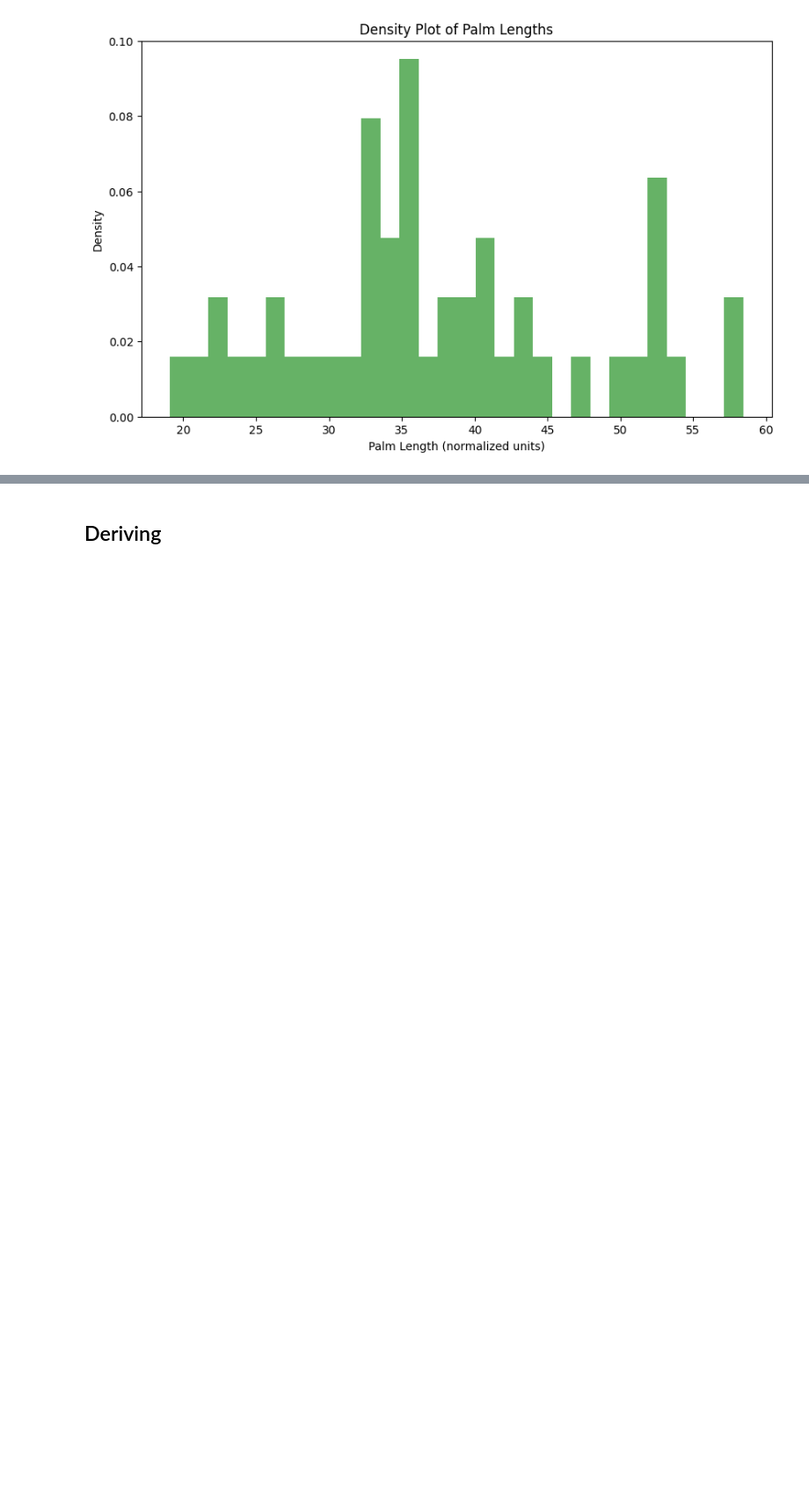
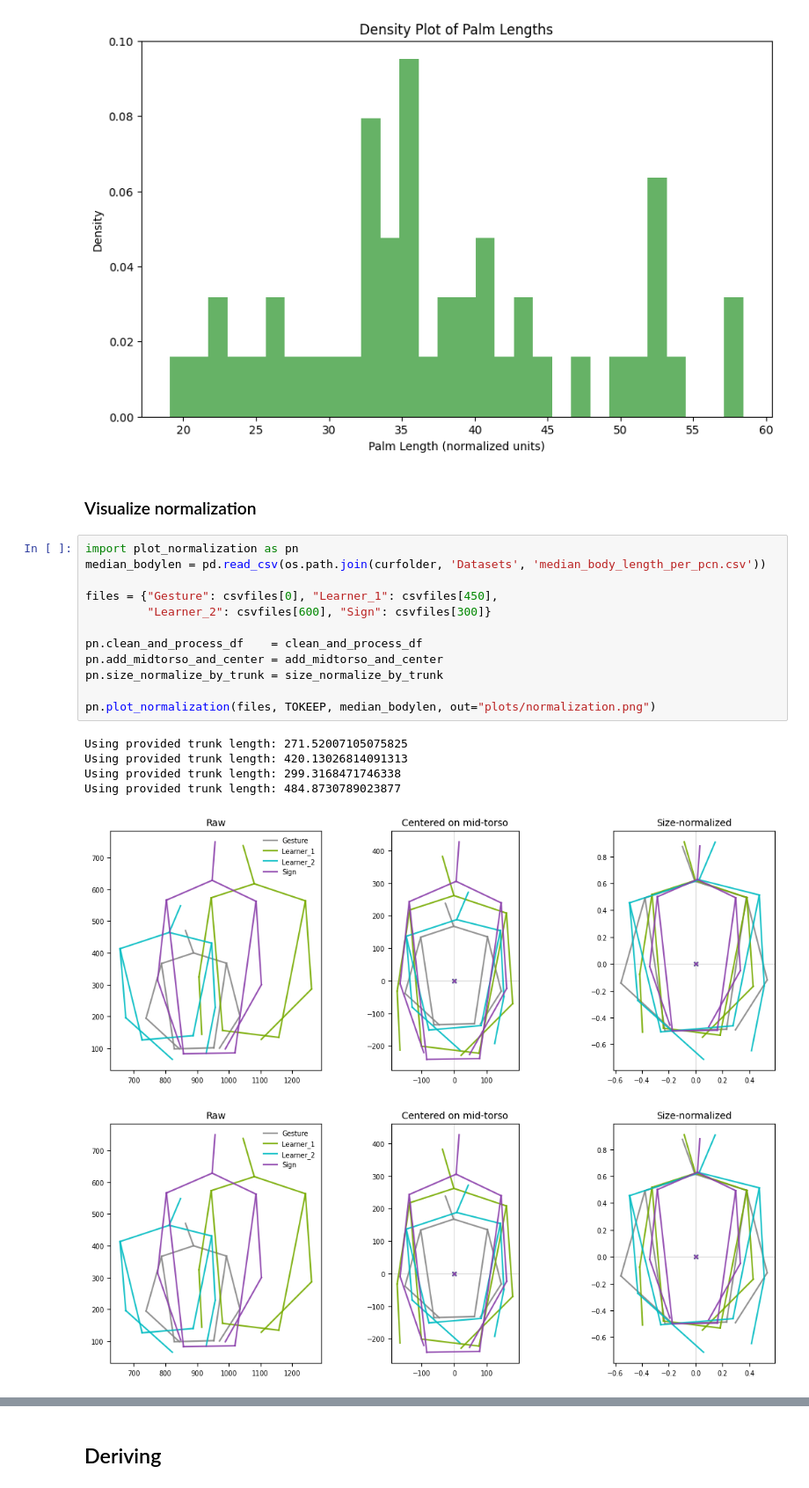
Before and after one commit to sarkadava/GestureToSign_KinematicTrajectory, a Jupyter notebook: 2_SapiensProcessing.ipynb, the cells around one changed output, grey strips where cells are left out. Shown at 88% size. Cells and saved outputs as stored; diff of their text form; blank space fills up the shorter version.

```diff
--- a/2_SapiensProcessing.ipynb
+++ b/2_SapiensProcessing.ipynb
@@ -850,3 +850,24 @@ plt.show()
 # %% [output]
 [figure]
 [figure]
+# %% [markdown]
+### Visualize normalization
+# %%
+import plot_normalization as pn
+median_bodylen = pd.read_csv(os.path.join(curfolder, 'Datasets', 'median_body_length_per_pcn.csv'))
+
+files = {"Gesture": csvfiles[0], "Learner_1": csvfiles[450],
+         "Learner_2": csvfiles[600], "Sign": csvfiles[300]}
+
+pn.clean_and_process_df    = clean_and_process_df
+pn.add_midtorso_and_center = add_midtorso_and_center
+pn.size_normalize_by_trunk = size_normalize_by_trunk
+
+pn.plot_normalization(files, TOKEEP, median_bodylen, out="plots/normalization.png")
+# %% [output]
+Using provided trunk length: 271.52007105075825
+Using provided trunk length: 420.13026814091313
+Using provided trunk length: 299.3168471746338
+Using provided trunk length: 484.8730789023877
+[figure, added]
+[figure, added]
```
Also changed, not shown: parts of 2 cells of this notebook, 6 other files.
